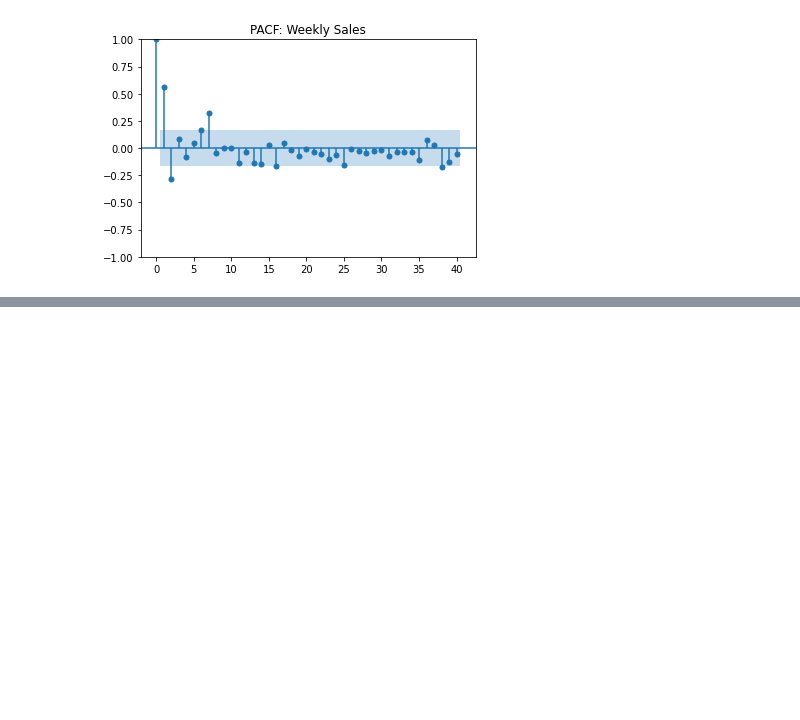
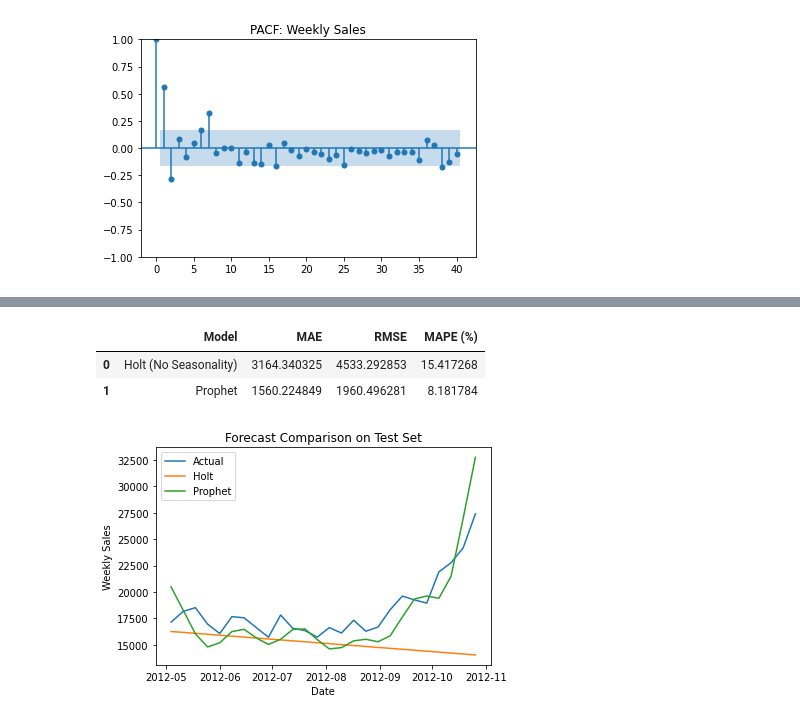
Before and after one commit to amriteshamr/Walmart-Sales-TS-Analysis, a Jupyter notebook: notebook.ipynb, the cells around one changed output, grey strips where cells are left out. Drawn from its saved outputs; the diff is of its cells as text; code cells hidden in the pictures; blank space fills up the shorter version.

Commit message:
model building and compariason

```diff
--- a/notebook.ipynb
+++ b/notebook.ipynb
@@ -262,0 +349,42 @@ plt.show()
+# %%
+import numpy as np
+from sklearn.metrics import mean_absolute_error, mean_squared_error
+
+def mape(y_true, y_pred):
+    y_true = np.array(y_true)
+    y_pred = np.array(y_pred)
+    mask = y_true != 0
+    return np.mean(np.abs((y_true[mask] - y_pred[mask]) / y_true[mask])) * 100
+
+results = pd.DataFrame({
+    "Model": ["Holt (No Seasonality)", "Prophet"],
+    "MAE": [
+        mean_absolute_error(y_test, holt_forecast),
+        mean_absolute_error(y_test, prophet_forecast)
+    ],
+    "RMSE": [
+        np.sqrt(mean_squared_error(y_test, holt_forecast)),
+        np.sqrt(mean_squared_error(y_test, prophet_forecast))
+    ],
+    "MAPE (%)": [
+        mape(y_test, holt_forecast),
+        mape(y_test, prophet_forecast)
+    ]
+})
+
+results
+# %% [output]
+|  | Model | MAE | RMSE | MAPE (%) |
+| 0 | Holt (No Seasonality) | 3164.340325 | 4533.292853 | 15.417268 |
+| 1 | Prophet | 1560.224849 | 1960.496281 | 8.181784 |
+# %%
+plt.figure()
+plt.plot(y_test.index, y_test, label="Actual")
+plt.plot(holt_forecast.index, holt_forecast, label="Holt")
+plt.plot(prophet_forecast.index, prophet_forecast, label="Prophet")
+plt.title("Forecast Comparison on Test Set")
+plt.xlabel("Date"); plt.ylabel("Weekly Sales")
+plt.legend()
+plt.show()
+# %% [output]
+[figure, added]
```
Also changed, not shown: parts of 6 cells of this notebook.
